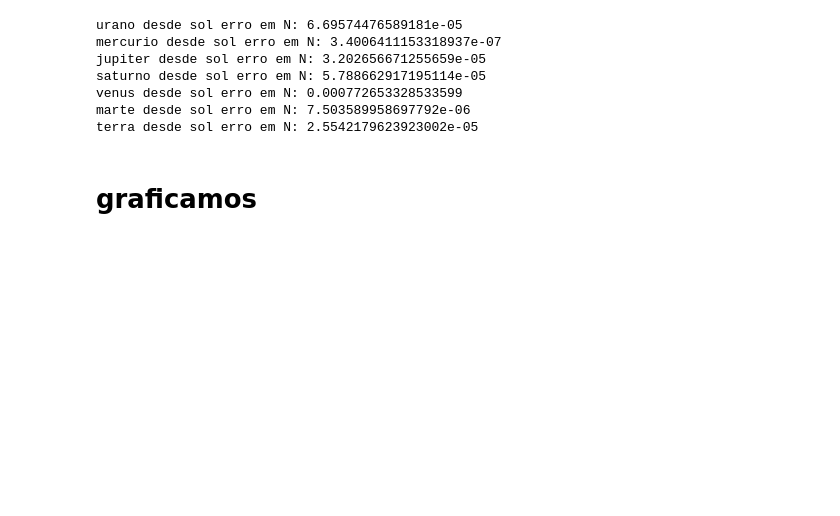
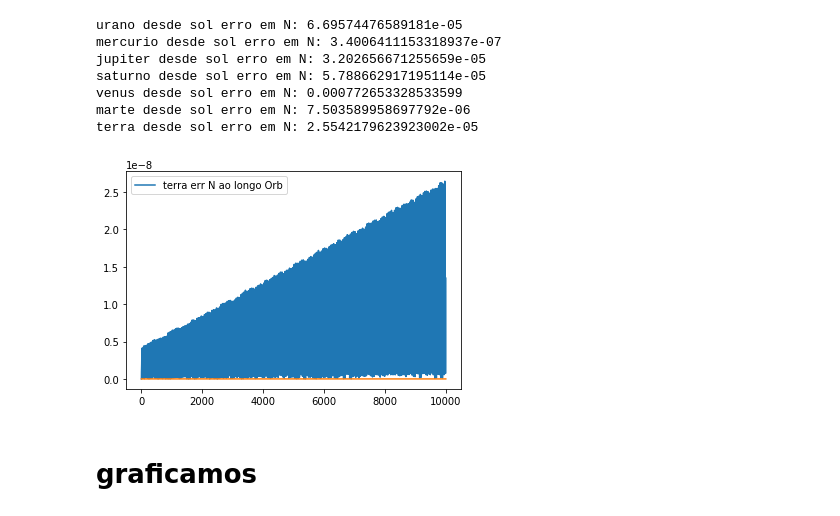
Before and after one commit to acabreraufrj/modelagem, a Jupyter notebook: aulas/Aula10.ipynb, the cells around one changed output. Cells and saved outputs as stored; diff of their text form; code cells hidden in the pictures; blank space fills up the shorter version.

```diff
--- a/aulas/Aula10.ipynb
+++ b/aulas/Aula10.ipynb
@@ -539,6 +556,23 @@ saturno desde sol erro em N: 5.788662917195114e-05
 venus desde sol erro em N: 0.000772653328533599
 marte desde sol erro em N: 7.503589958697792e-06
 terra desde sol erro em N: 2.5542179623923002e-05
+# %%
+def val_fNOrb(N, Orb):
+    ret =0
+    [x,y,z] = Orb
+    vals = []
+    for i in range(len(x)):
+        vals.append(np.abs(N[0]*x[i] + N[1]*y[i] + N[2]*z[i])/np.linalg.norm([x[i],y[i],z[i]])/len(x) )
+    return vals
+a = 6
+valNs = val_fNOrb(Ns[a],Orbitas[a])
+plt.plot(valNs, label=descsimps[a]+' err N ao longo Orb')
+plt.plot([0 for v in vals])
+#plt.plot([sum(vals) for v in vals])
+plt.legend()
+plt.show()
+# %% [output]
+[figure, added]
 # %%
 # achamos a direcao do eixo menor fazendo produto vetorial N x eixo major
 emens = []
```
Also changed, not shown: parts of 13 cells of this notebook, 1 other file.
